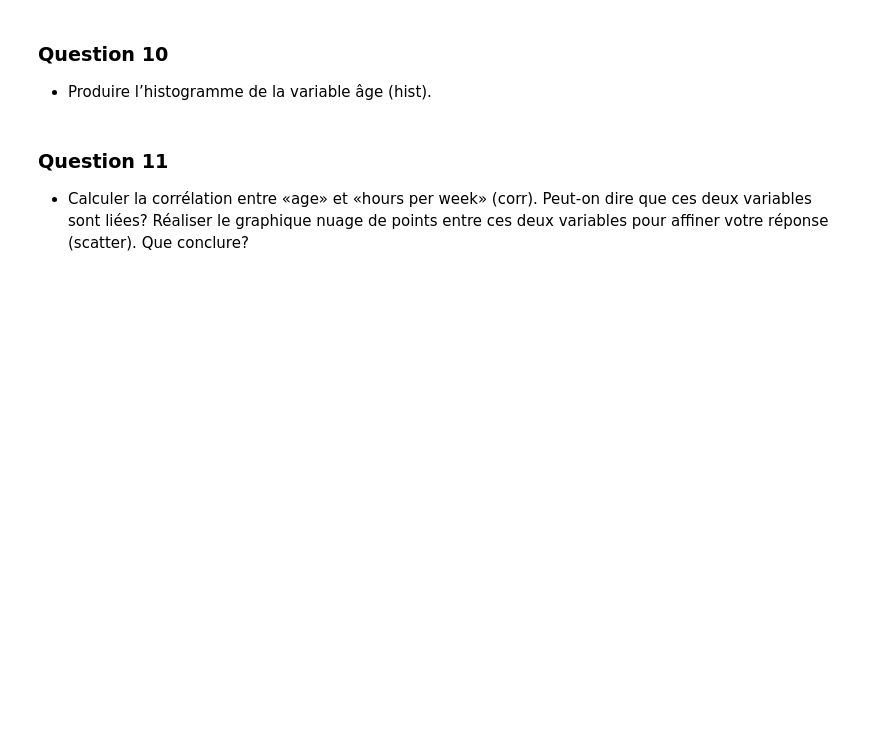
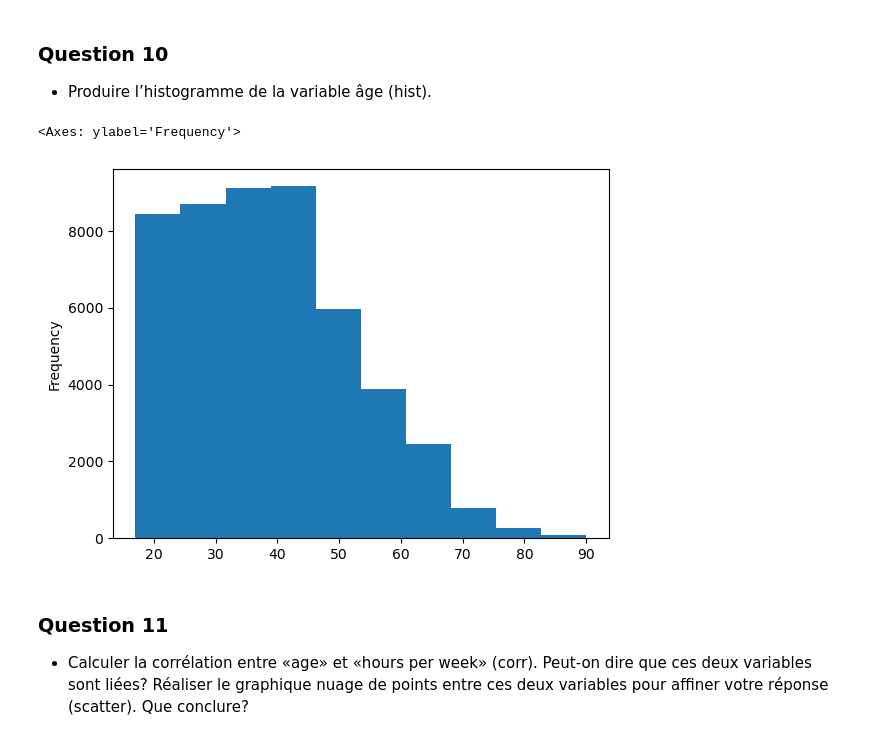
Before and after one commit to Falite/Notebooks-Jupyter, a Jupyter notebook: Analyse de données/TP03 Exercices PythonDataviz_2.ipynb, the cells around one changed output. Cells and saved outputs as stored; diff of their text form; code cells hidden in the pictures; blank space fills up the shorter version.

```diff
--- a/Analyse de données/TP03 Exercices PythonDataviz_2.ipynb
+++ b/Analyse de données/TP03 Exercices PythonDataviz_2.ipynb
@@ -63,6 +203,11 @@ Croiser maintenant «relationship» et «marital status». Pour chaque valeur de
 ### Question 10
 
 - Produire l’histogramme de la variable âge (hist).
+# %%
+df_census["age"].plot.hist()
+# %% [output]
+<Axes: ylabel='Frequency'>
+[figure, added]
 # %% [markdown]
 ### Question 11
 
```
Also changed, not shown: parts of 31 cells of this notebook, 5 other files.
